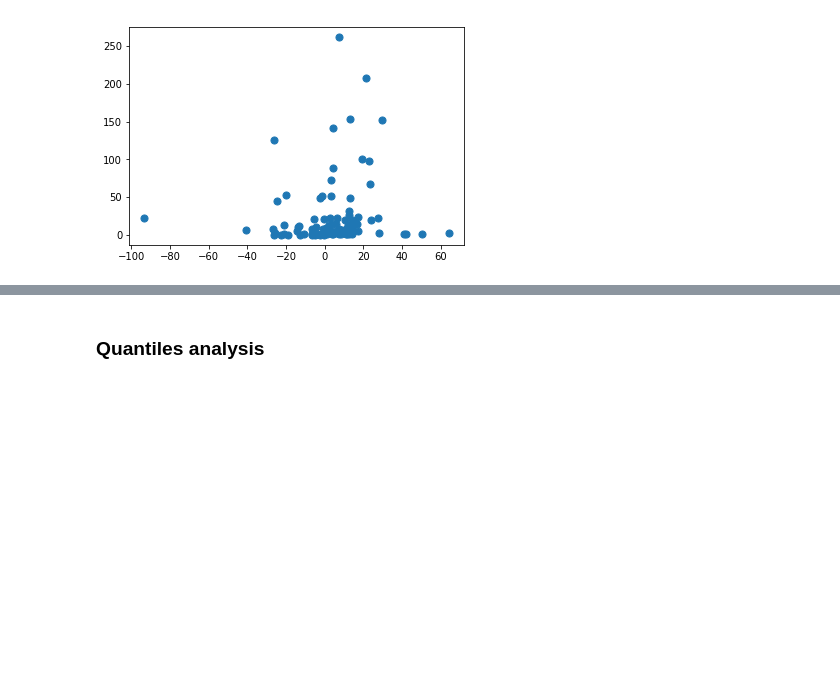
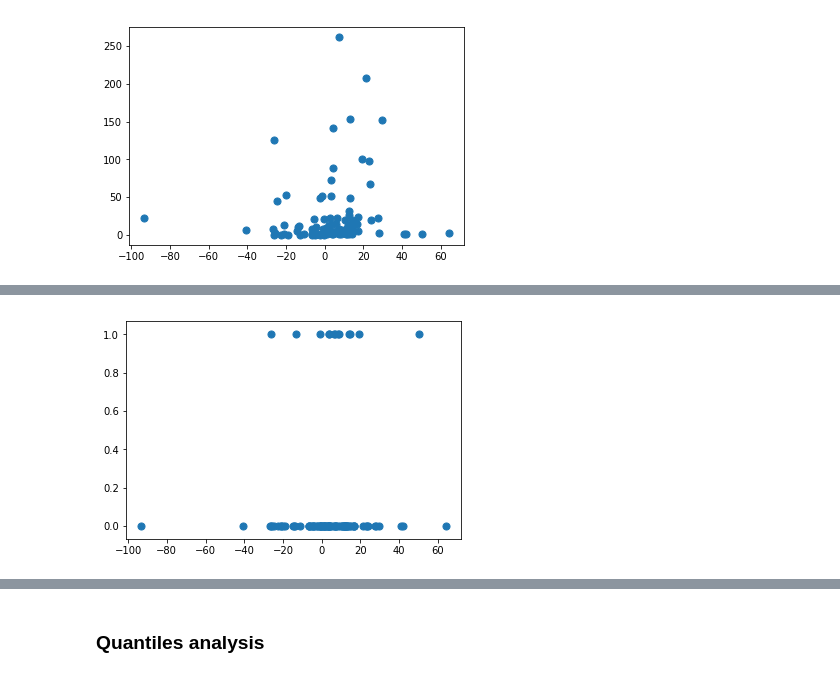
Before and after one commit to rizzoli/encompass, a Jupyter notebook: SHF_Data_Analysis.ipynb, the cells around one changed output, grey strips where cells are left out. Cells and saved outputs as stored; diff of their text form; code cells hidden in the pictures; blank space fills up the shorter version.

```diff
--- a/SHF_Data_Analysis.ipynb
+++ b/SHF_Data_Analysis.ipynb
@@ -560,3 +575,8 @@ plt.scatter(X1[:, 0], X1[:, 1], s=50);
+# %%
+#consumption vs # heat pump
+plt.scatter(X1[:, 0], X1[:, 6], s=50);
+# %% [output]
+[figure, added]
 # %%
 kmeans2 = KMeans(n_clusters=5)
 kmeans2.fit(X1)
```
Also changed, not shown: parts of 16 cells of this notebook, 1 other file.
